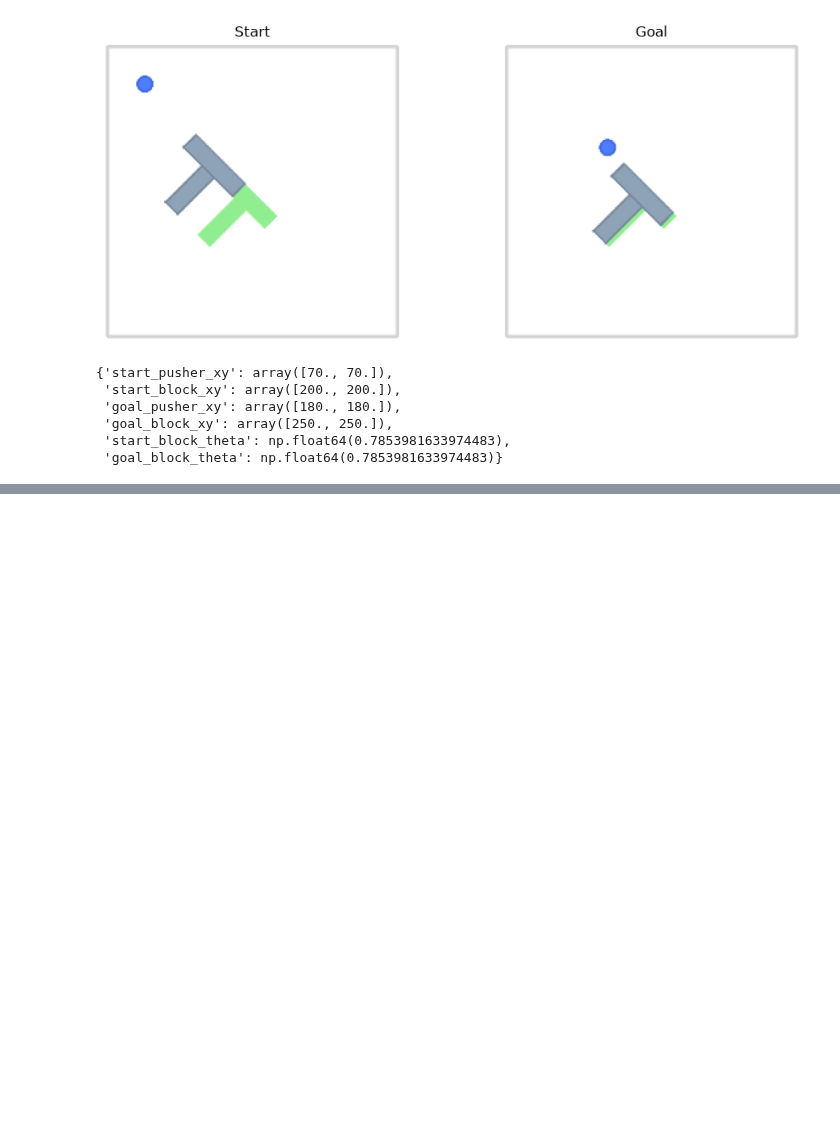
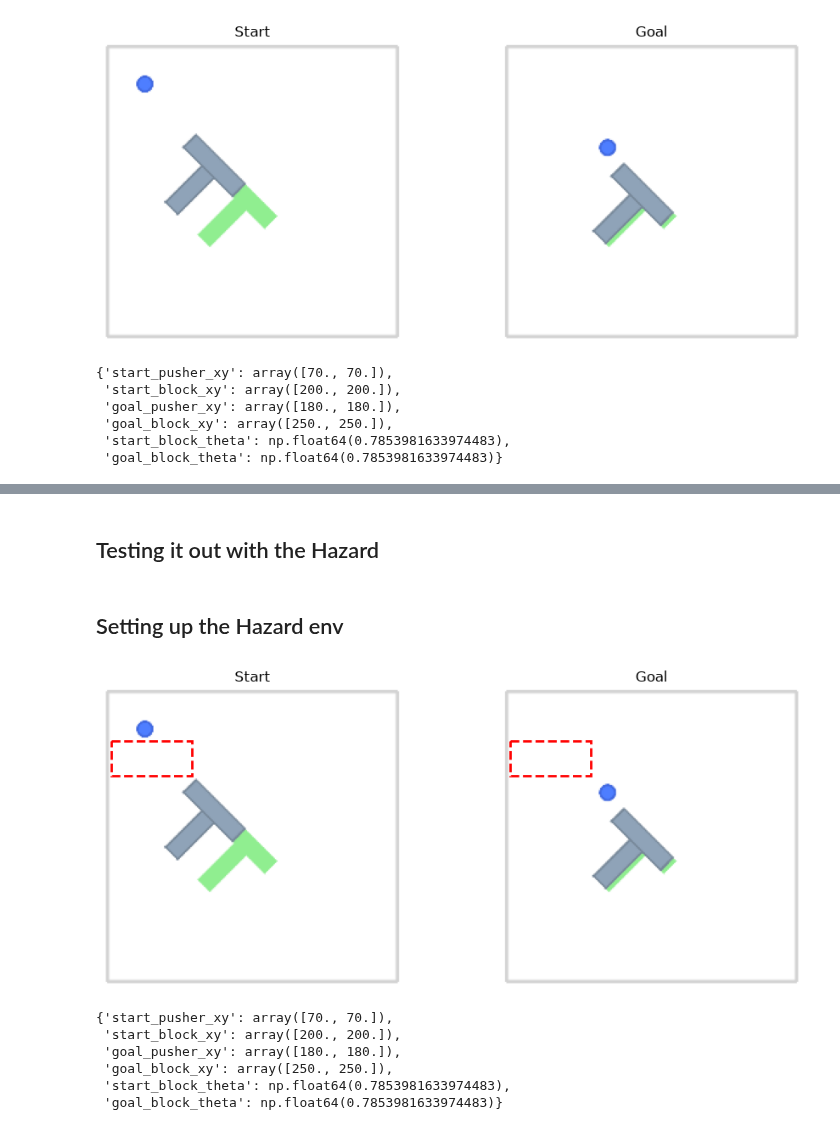
Before and after one commit to Sachin2911/Safety-Dial, a Jupyter notebook: experiments/LinearProbeAndAvoidance.ipynb, the cells around one changed output, grey strips where cells are left out. Cells and saved outputs as stored; diff of their text form; code cells hidden in the pictures; blank space fills up the shorter version.

```diff
--- a/experiments/LinearProbeAndAvoidance.ipynb
+++ b/experiments/LinearProbeAndAvoidance.ipynb
@@ -460,2 +370,30 @@ steps: 50
 [interactive output not drawn]
 [figure]
+# %% [markdown]
+## Testing it out with the Hazard
+# %% [markdown]
+## Setting up the Hazard env
+# %%
+# Corridor box between start block (200,200) and goal (250,250)
+hazard_box = (10.0, 150.0, 90.0, 150.0)  # (x_min, x_max, y_min, y_max) near top-left
+
+start_state = make_pusht_state(
+    pusher_xy=(70, 70),
+    block_xy=(200, 200),
+    block_theta=np.pi / 4,
+)
+goal_state = make_pusht_state(
+    pusher_xy=(180, 180),
+    block_xy=(250, 250),
+    block_theta=np.pi / 4,
+)
+
+visualize_pusht_layout(start_state, goal_state, hazard_box=hazard_box)
+# %% [output]
+[figure, added]
+{'start_pusher_xy': array([70., 70.]),
+ 'start_block_xy': array([200., 200.]),
+ 'goal_pusher_xy': array([180., 180.]),
+ 'goal_block_xy': array([250., 250.]),
+ 'start_block_theta': np.float64(0.7853981633974483),
+ 'goal_block_theta': np.float64(0.7853981633974483)}
```
Also changed, not shown: parts of 12 cells of this notebook, 2 other files.
